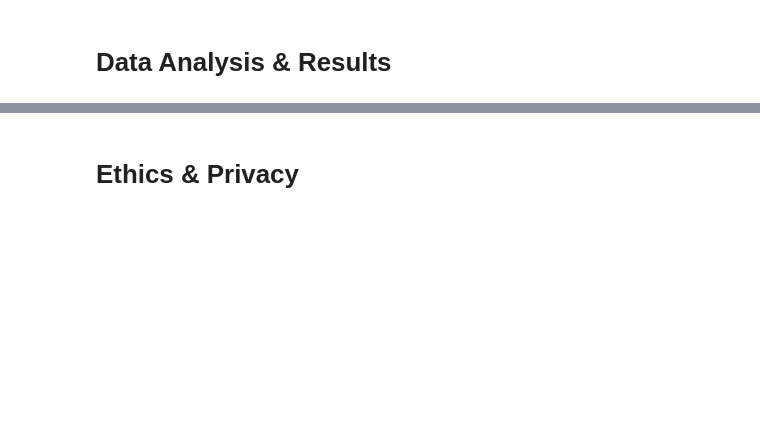
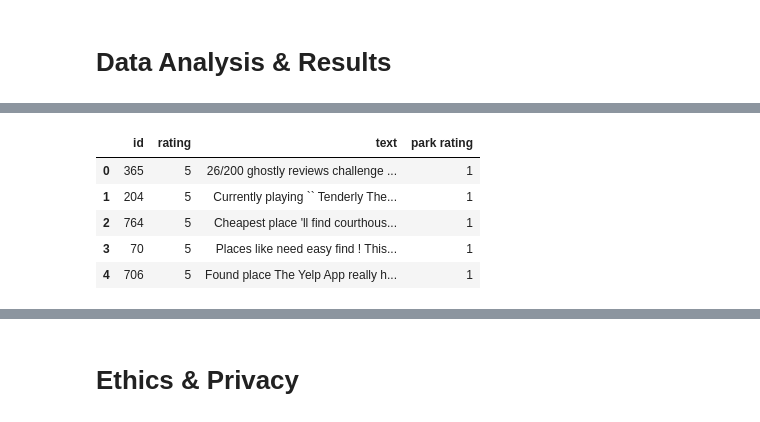
Before and after one commit to COGS108/Projects, a Jupyter notebook: Option2_Individual/FinalProject_GH.ipynb, the cells around one changed output, grey strips where cells are left out. Cells and saved outputs as stored; diff of their text form; code cells hidden in the pictures; blank space fills up the shorter version.

```diff
--- a/Option2_Individual/FinalProject_GH.ipynb
+++ b/Option2_Individual/FinalProject_GH.ipynb
@@ -58,0 +370,9 @@ Include cells that describe the steps in your data analysis.
+# %%
+df.head()
+# %% [output]
+|  | id | rating | text | park rating |
+| 0 | 365 | 5 | 26/200 ghostly reviews challenge ... | 1 |
+| 1 | 204 | 5 | Currently playing `` Tenderly The... | 1 |
+| 2 | 764 | 5 | Cheapest place 'll find courthous... | 1 |
+| 3 | 70 | 5 | Places like need easy find ! This... | 1 |
+| 4 | 706 | 5 | Found place The Yelp App really h... | 1 |
```
Also changed, not shown: parts of 90 cells of this notebook, 7 other files.
